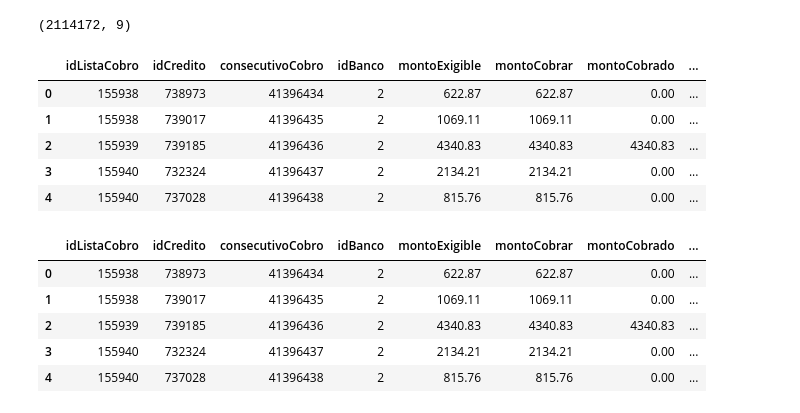
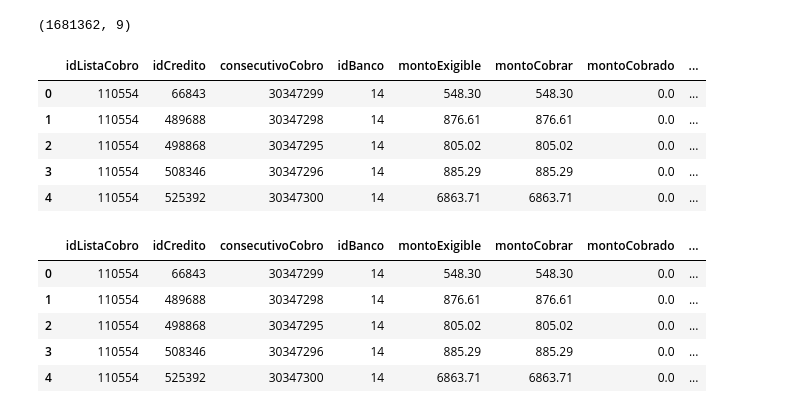
Before and after one commit to FelixStaff/Credifiel, a Jupyter notebook: limpieza.ipynb, the cells around one changed output. Cells and saved outputs as stored; diff of their text form; code cells hidden in the pictures.

```diff
--- a/limpieza.ipynb
+++ b/limpieza.ipynb
@@ -3,17 +3,17 @@ import pandas as pd
 import numpy as np
 import sklearn as sk
 # %%
-df = pd.read_csv('Data/ListaCobroDetalle2025.csv')
+df = pd.read_csv('Data/ListaCobroDetalle2023.csv')
 print (df.shape)
 df.head()
 # %% [output]
-(2114172, 9)
+(1681362, 9)
 |  | idListaCobro | idCredito | consecutivoCobro | idBanco | montoExigible | montoCobrar | montoCobrado | ... |
-| 0 | 155938 | 738973 | 41396434 | 2 | 622.87 | 622.87 | 0.00 | ... |
-| 1 | 155938 | 739017 | 41396435 | 2 | 1069.11 | 1069.11 | 0.00 | ... |
-| 2 | 155939 | 739185 | 41396436 | 2 | 4340.83 | 4340.83 | 4340.83 | ... |
-| 3 | 155940 | 732324 | 41396437 | 2 | 2134.21 | 2134.21 | 0.00 | ... |
-| 4 | 155940 | 737028 | 41396438 | 2 | 815.76 | 815.76 | 0.00 | ... |
+| 0 | 110554 | 66843 | 30347299 | 14 | 548.30 | 548.30 | 0.0 | ... |
+| 1 | 110554 | 489688 | 30347298 | 14 | 876.61 | 876.61 | 0.0 | ... |
+| 2 | 110554 | 498868 | 30347295 | 14 | 805.02 | 805.02 | 0.0 | ... |
+| 3 | 110554 | 508346 | 30347296 | 14 | 885.29 | 885.29 | 0.0 | ... |
+| 4 | 110554 | 525392 | 30347300 | 14 | 6863.71 | 6863.71 | 0.0 | ... |
 # %%
 df_selected = df[['idListaCobro', 'idCredito', 'consecutivoCobro', 'idBanco', 'montoExigible', 'montoCobrar', 'montoCobrado', 'fechaCobroBanco', 'idRespuestaBanco']]
 df_selected = df_selected.astype({
@@ -24,17 +24,16 @@ df_selected = df_selected.astype({
     'montoExigible': 'float64',
     'montoCobrar': 'float64',
     'montoCobrado': 'float64',
-    'idRespuestaBanco': 'float64'
 })
 df_selected['fechaCobroBanco'] = pd.to_datetime(df_selected['fechaCobroBanco'], errors='coerce')
 df_selected.head()
 # %% [output]
 |  | idListaCobro | idCredito | consecutivoCobro | idBanco | montoExigible | montoCobrar | montoCobrado | ... |
-| 0 | 155938 | 738973 | 41396434 | 2 | 622.87 | 622.87 | 0.00 | ... |
-| 1 | 155938 | 739017 | 41396435 | 2 | 1069.11 | 1069.11 | 0.00 | ... |
-| 2 | 155939 | 739185 | 41396436 | 2 | 4340.83 | 4340.83 | 4340.83 | ... |
-| 3 | 155940 | 732324 | 41396437 | 2 | 2134.21 | 2134.21 | 0.00 | ... |
-| 4 | 155940 | 737028 | 41396438 | 2 | 815.76 | 815.76 | 0.00 | ... |
+| 0 | 110554 | 66843 | 30347299 | 14 | 548.30 | 548.30 | 0.0 | ... |
+| 1 | 110554 | 489688 | 30347298 | 14 | 876.61 | 876.61 | 0.0 | ... |
+| 2 | 110554 | 498868 | 30347295 | 14 | 805.02 | 805.02 | 0.0 | ... |
+| 3 | 110554 | 508346 | 30347296 | 14 | 885.29 | 885.29 | 0.0 | ... |
+| 4 | 110554 | 525392 | 30347300 | 14 | 6863.71 | 6863.71 | 0.0 | ... |
 # %%
 df_grouped = df_selected.sort_values('fechaCobroBanco').groupby('idCredito')
 print(df_grouped.size())
```
Also changed, not shown: parts of 6 cells of this notebook, 8 other files.
